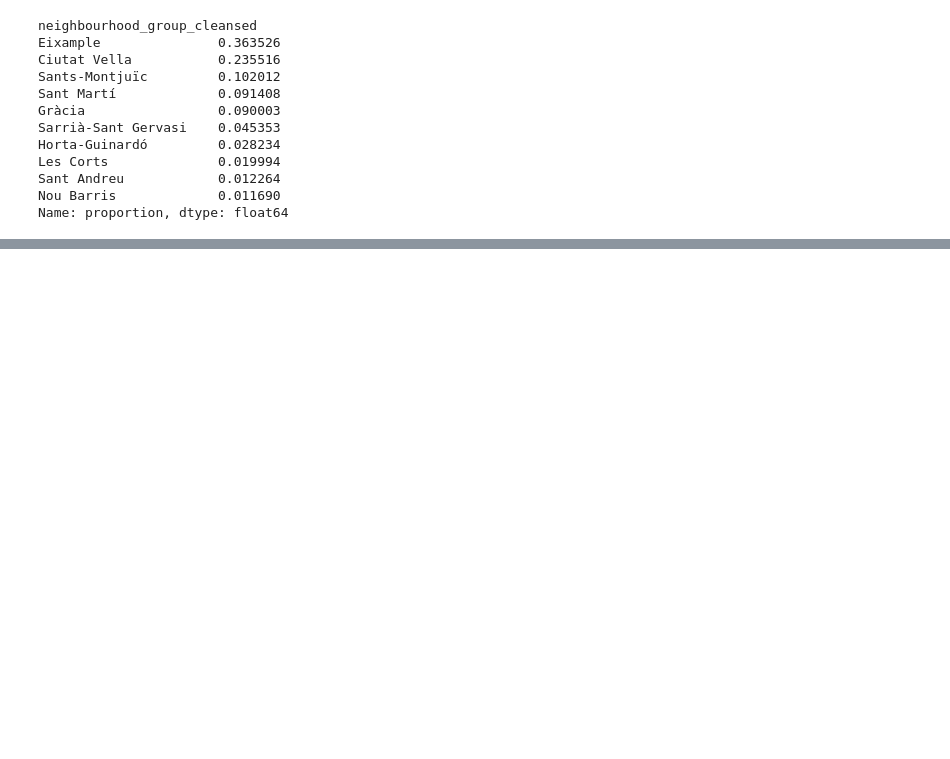
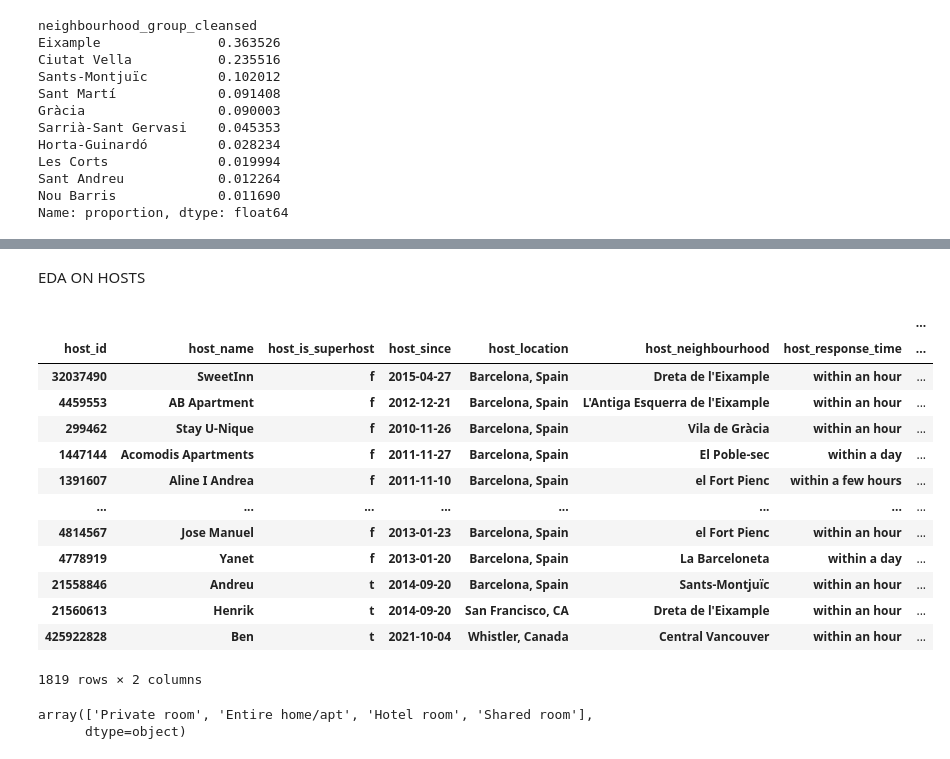
Before and after one commit to scheinmensch/Infringement_Detection_on_Airbnb, a Jupyter notebook: notebooks/Barcelona EDA.ipynb, the cells around one changed output, grey strips where cells are left out. Saved outputs shown, nothing was run; the diff lists cells and outputs as text; code cells hidden in the pictures; blank space fills up the shorter version.

```diff
--- a/notebooks/Barcelona EDA.ipynb
+++ b/notebooks/Barcelona EDA.ipynb
@@ -146,0 +233,2 @@ msno.matrix(bcn);
+# %%
+bcn = bcn_orginal.drop(['scrape_id', 'last_scraped', 'source', 'description', 'neighborhood_overview', 'picture_url', 'host_about', 'host_thumbnail_url', 'host_picture_url', 'calendar_last_scraped'], axis=1)
@@ -146,0 +255,27 @@ msno.matrix(bcn);
+# %% [markdown]
+EDA ON HOSTS
+# %%
+hosts = bcn.groupby(['host_id', 'host_name', 'host_is_superhost', 'host_since', 'host_location', 'host_neighbourhood', 'host_response_time',
+       'host_response_rate', 'host_acceptance_rate', 'host_is_superhost', 'instant_bookable']).agg(listings = ('id', 'count'), licenses = ('license', 'count'))
+# %%
+hosts.sort_values(by='listings', ascending=False)
+# %% [output]
+|  |  |  |  |  |  |  | ... |
+| host_id | host_name | host_is_superhost | host_since | host_location | host_neighbourhood | host_response_time | ... |
+| 32037490 | SweetInn | f | 2015-04-27 | Barcelona, Spain | Dreta de l'Eixample | within an hour | ... |
+| 4459553 | AB Apartment | f | 2012-12-21 | Barcelona, Spain | L'Antiga Esquerra de l'Eixample | within an hour | ... |
+| 299462 | Stay U-Nique | f | 2010-11-26 | Barcelona, Spain | Vila de Gràcia | within an hour | ... |
+| 1447144 | Acomodis Apartments | f | 2011-11-27 | Barcelona, Spain | El Poble-sec | within a day | ... |
+| 1391607 | Aline I Andrea | f | 2011-11-10 | Barcelona, Spain | el Fort Pienc | within a few hours | ... |
+| ... | ... | ... | ... | ... | ... | ... | ... |
+| 4814567 | Jose Manuel | f | 2013-01-23 | Barcelona, Spain | el Fort Pienc | within an hour | ... |
+| 4778919 | Yanet | f | 2013-01-20 | Barcelona, Spain | La Barceloneta | within a day | ... |
+| 21558846 | Andreu | t | 2014-09-20 | Barcelona, Spain | Sants-Montjuïc | within an hour | ... |
+| 21560613 | Henrik | t | 2014-09-20 | San Francisco, CA | Dreta de l'Eixample | within an hour | ... |
+| 425922828 | Ben | t | 2021-10-04 | Whistler, Canada | Central Vancouver | within an hour | ... |
+1819 rows × 2 columns
+# %%
+bcn['room_type'].unique()
+# %% [output]
+array(['Private room', 'Entire home/apt', 'Hotel room', 'Shared room'],
+      dtype=object)
```
Also changed, not shown: parts of 18 cells of this notebook, 1 other file.
